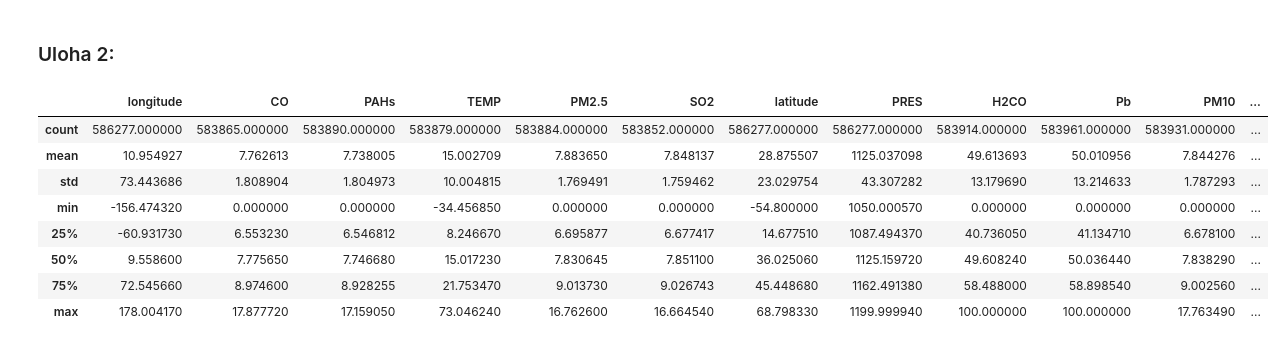
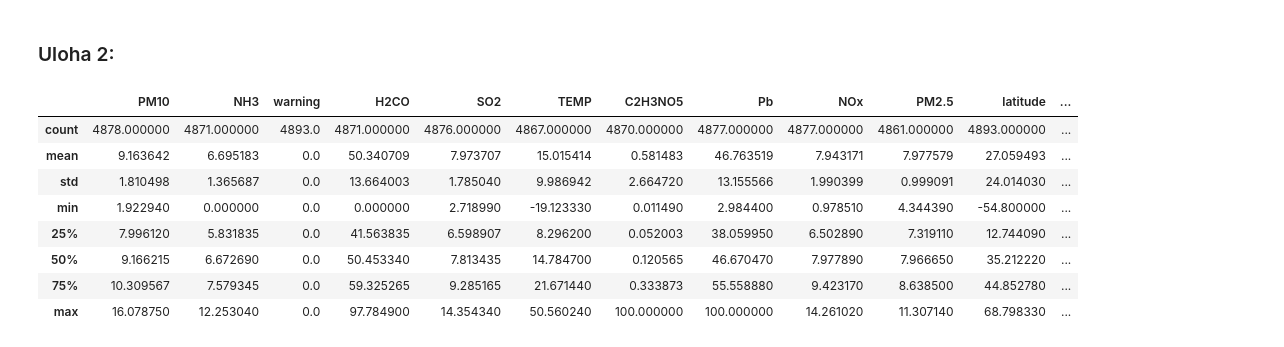
Before and after one commit to ImrichDiscantiny/Python, a Jupyter notebook: Untitled.ipynb, the cells around one changed output. Saved outputs shown, nothing was run; the diff lists cells and outputs as text; code cells hidden in the pictures.

```diff
--- a/Untitled.ipynb
+++ b/Untitled.ipynb
@@ -17,35 +17,19 @@ measurements = []
 
 lenght_cf = 0
 lenght_df = 0
+filename = "data/" + "0"+ str(25) + '/'
 
-for i in range(120):
+cf = pd.read_csv(filename+ "measurements.csv",sep ='\t')
+measurements = cf
+df = pd.read_csv(filename+ "stations.csv",sep ='\t')
+stations=df
 
-    if i < 10:
-        filename = "data/" + "00"+ str(i) + '/'
-    elif  i < 100:
-        filename = "data/" + "0"+ str(i) + '/'
-    else:
-        filename = "data/" + str(i) + '/'
 
-    cf = pd.read_csv(filename+ "measurements.csv",sep ='\t')
-    measurements.append(cf)
-    df = pd.read_csv(filename+ "stations.csv",sep ='\t')
-    stations.append(df)
 
     #print(cf.shape)
     #print(df.shape)
     #lenght_cf = lenght_cf + len(cf)
     #lenght_df = lenght_df + len(df)
 
-
-merged_cf = pd.concat(measurements)
-merged_df = pd.concat(stations)
-
-print("Measurements: ",merged_cf.shape)
-
-merged_cf.info()
-
-print("\nStations: ",merged_df.shape)
-
-merged_df.info()
+measurements
 # %% [output]
@@ -69,16 +101,16 @@ memory usage: 7.8+ MB
 # %% [markdown]
 <h3>Uloha 2:
 # %%
-merged_cf[merged_cf.warning == 1].describe()
-merged_cf[merged_cf.warning == 0].describe()
+
+measurements[measurements.warning == 0].describe()
 # %% [output]
-|  | longitude | CO | PAHs | TEMP | PM2.5 | SO2 | latitude | PRES | H2CO | Pb | PM10 | ... |
-| count | 586277.000000 | 583865.000000 | 583890.000000 | 583879.000000 | 583884.000000 | 583852.000000 | 586277.000000 | 586277.000000 | 583914.000000 | 583961.000000 | 583931.000000 | ... |
-| mean | 10.954927 | 7.762613 | 7.738005 | 15.002709 | 7.883650 | 7.848137 | 28.875507 | 1125.037098 | 49.613693 | 50.010956 | 7.844276 | ... |
-| std | 73.443686 | 1.808904 | 1.804973 | 10.004815 | 1.769491 | 1.759462 | 23.029754 | 43.307282 | 13.179690 | 13.214633 | 1.787293 | ... |
-| min | -156.474320 | 0.000000 | 0.000000 | -34.456850 | 0.000000 | 0.000000 | -54.800000 | 1050.000570 | 0.000000 | 0.000000 | 0.000000 | ... |
-| 25% | -60.931730 | 6.553230 | 6.546812 | 8.246670 | 6.695877 | 6.677417 | 14.677510 | 1087.494370 | 40.736050 | 41.134710 | 6.678100 | ... |
-| 50% | 9.558600 | 7.775650 | 7.746680 | 15.017230 | 7.830645 | 7.851100 | 36.025060 | 1125.159720 | 49.608240 | 50.036440 | 7.838290 | ... |
-| 75% | 72.545660 | 8.974600 | 8.928255 | 21.753470 | 9.013730 | 9.026743 | 45.448680 | 1162.491380 | 58.488000 | 58.898540 | 9.002560 | ... |
-| max | 178.004170 | 17.877720 | 17.159050 | 73.046240 | 16.762600 | 16.664540 | 68.798330 | 1199.999940 | 100.000000 | 100.000000 | 17.763490 | ... |
+|  | PM10 | NH3 | warning | H2CO | SO2 | TEMP | C2H3NO5 | Pb | NOx | PM2.5 | latitude | ... |
+| count | 4878.000000 | 4871.000000 | 4893.0 | 4871.000000 | 4876.000000 | 4867.000000 | 4870.000000 | 4877.000000 | 4877.000000 | 4861.000000 | 4893.000000 | ... |
+| mean | 9.163642 | 6.695183 | 0.0 | 50.340709 | 7.973707 | 15.015414 | 0.581483 | 46.763519 | 7.943171 | 7.977579 | 27.059493 | ... |
+| std | 1.810498 | 1.365687 | 0.0 | 13.664003 | 1.785040 | 9.986942 | 2.664720 | 13.155566 | 1.990399 | 0.999091 | 24.014030 | ... |
+| min | 1.922940 | 0.000000 | 0.0 | 0.000000 | 2.718990 | -19.123330 | 0.011490 | 2.984400 | 0.978510 | 4.344390 | -54.800000 | ... |
+| 25% | 7.996120 | 5.831835 | 0.0 | 41.563835 | 6.598907 | 8.296200 | 0.052003 | 38.059950 | 6.502890 | 7.319110 | 12.744090 | ... |
+| 50% | 9.166215 | 6.672690 | 0.0 | 50.453340 | 7.813435 | 14.784700 | 0.120565 | 46.670470 | 7.977890 | 7.966650 | 35.212220 | ... |
+| 75% | 10.309567 | 7.579345 | 0.0 | 59.325265 | 9.285165 | 21.671440 | 0.333873 | 55.558880 | 9.423170 | 8.638500 | 44.852780 | ... |
+| max | 16.078750 | 12.253040 | 0.0 | 97.784900 | 14.354340 | 50.560240 | 100.000000 | 100.000000 | 14.261020 | 11.307140 | 68.798330 | ... |
 # %%
```
Also changed, not shown: parts of 5 cells of this notebook.
